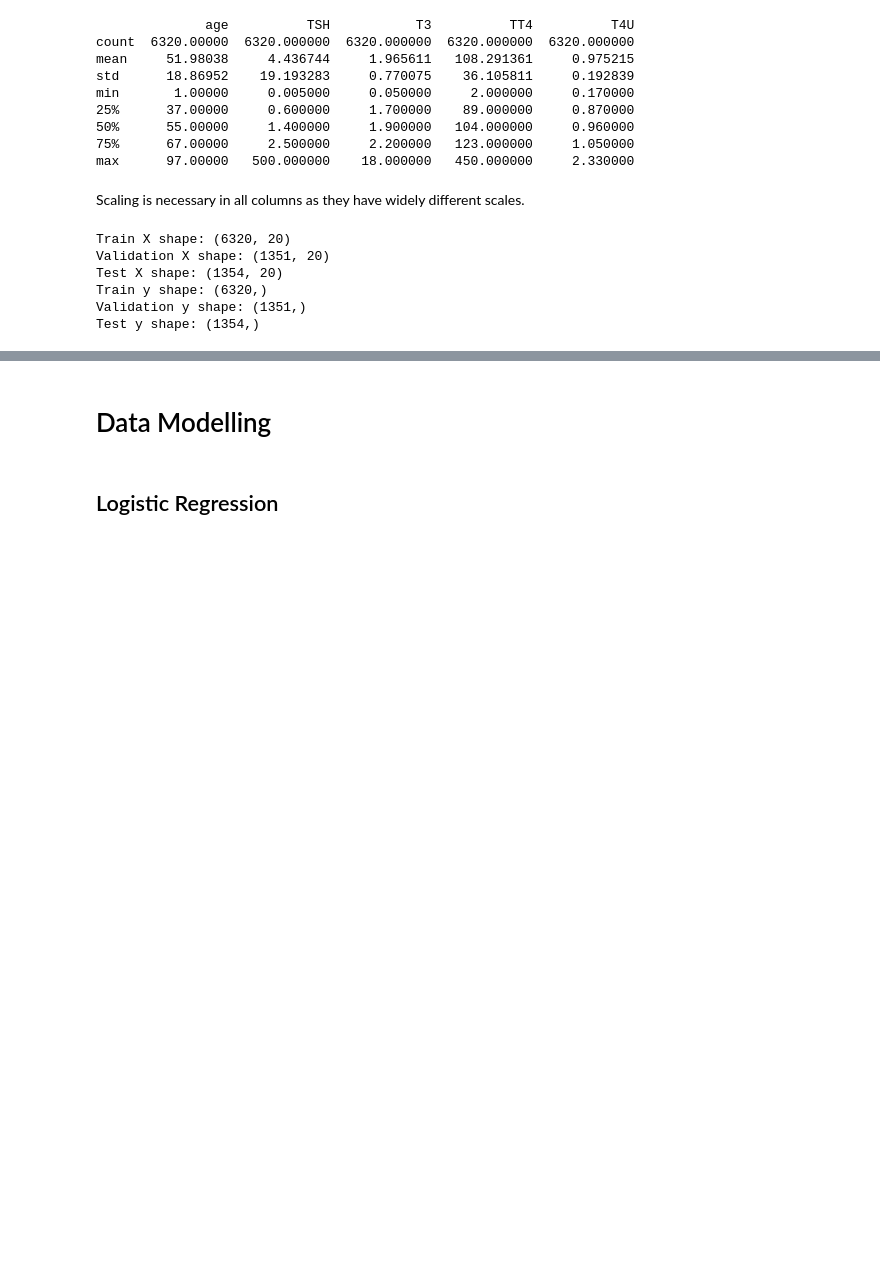
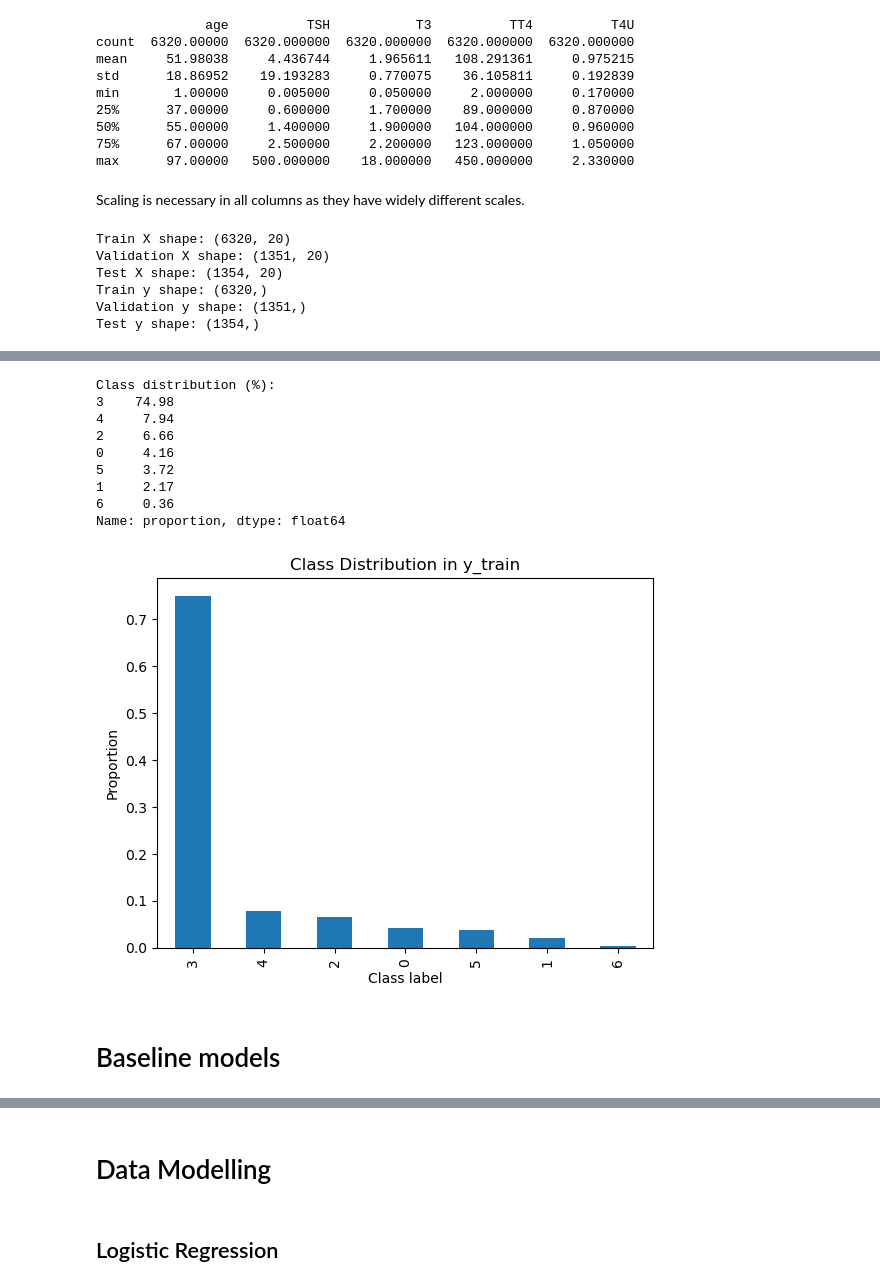
Before and after one commit to assylkzh/thyroid_disease_prediction, a Jupyter notebook: thyroid-disease-detection.ipynb, the cells around one changed output, grey strips where cells are left out. Saved outputs shown, nothing was run; the diff lists cells and outputs as text; code cells hidden in the pictures; blank space fills up the shorter version.

```diff
--- a/thyroid-disease-detection.ipynb
+++ b/thyroid-disease-detection.ipynb
@@ -697,0 +710,28 @@ Test y shape: (1354,)
+# %%
+import pandas as pd
+import matplotlib.pyplot as plt
+
+# Assuming y_train is a Pandas Series or array
+class_counts = pd.Series(y_train).value_counts(normalize=True)
+
+print("Class distribution (%):")
+print((class_counts * 100).round(2))
+
+# Optional: Bar plot
+class_counts.plot(kind='bar', title='Class Distribution in y_train')
+plt.ylabel('Proportion')
+plt.xlabel('Class label')
+plt.show()
+# %% [output]
+Class distribution (%):
+3    74.98
+4     7.94
+2     6.66
+0     4.16
+5     3.72
+1     2.17
+6     0.36
+Name: proportion, dtype: float64
+[figure, added]
+# %% [markdown]
+# Baseline models
```
Also changed, not shown: parts of 35 cells of this notebook, 11 other files.
